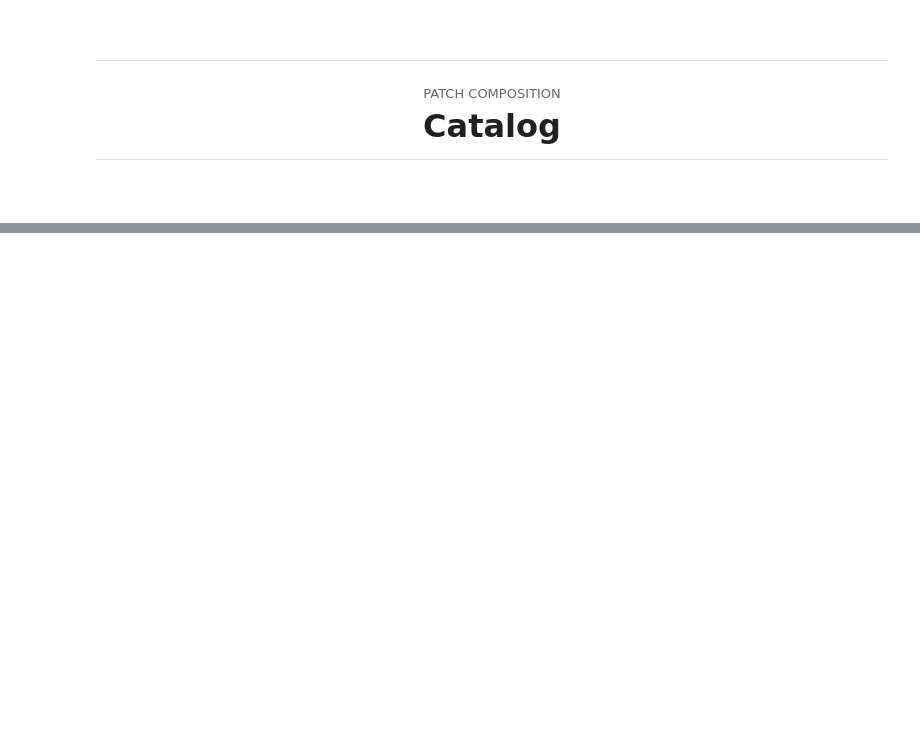
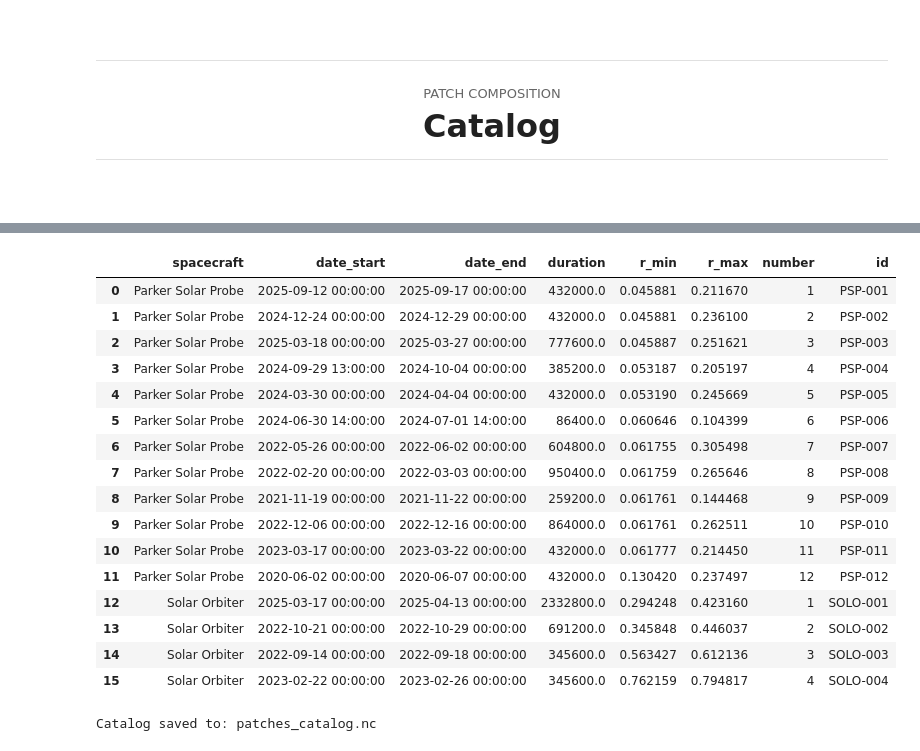
Before and after one commit to TristanVrg/patch-composition, a Jupyter notebook: catalog.ipynb, the cells around one changed output, grey strips where cells are left out. Cells and saved outputs as stored; diff of their text form; code cells hidden in the pictures; blank space fills up the shorter version.

```diff
--- a/catalog.ipynb
+++ b/catalog.ipynb
@@ -164,0 +127,4 @@ print(catalog)
+# %%
+catalog_inputs = [catalog_input_psp, catalog_input_solo,]
+
+catalog = build_catalog(catalog_inputs)
@@ -164,0 +148,24 @@ print(catalog)
+# %%
+catalog
+# %% [output]
+|  | spacecraft | date_start | date_end | duration | r_min | r_max | number | id |
+| 0 | Parker Solar Probe | 2025-09-12 00:00:00 | 2025-09-17 00:00:00 | 432000.0 | 0.045881 | 0.211670 | 1 | PSP-001 |
+| 1 | Parker Solar Probe | 2024-12-24 00:00:00 | 2024-12-29 00:00:00 | 432000.0 | 0.045881 | 0.236100 | 2 | PSP-002 |
+| 2 | Parker Solar Probe | 2025-03-18 00:00:00 | 2025-03-27 00:00:00 | 777600.0 | 0.045887 | 0.251621 | 3 | PSP-003 |
+| 3 | Parker Solar Probe | 2024-09-29 13:00:00 | 2024-10-04 00:00:00 | 385200.0 | 0.053187 | 0.205197 | 4 | PSP-004 |
+| 4 | Parker Solar Probe | 2024-03-30 00:00:00 | 2024-04-04 00:00:00 | 432000.0 | 0.053190 | 0.245669 | 5 | PSP-005 |
+| 5 | Parker Solar Probe | 2024-06-30 14:00:00 | 2024-07-01 14:00:00 | 86400.0 | 0.060646 | 0.104399 | 6 | PSP-006 |
+| 6 | Parker Solar Probe | 2022-05-26 00:00:00 | 2022-06-02 00:00:00 | 604800.0 | 0.061755 | 0.305498 | 7 | PSP-007 |
+| 7 | Parker Solar Probe | 2022-02-20 00:00:00 | 2022-03-03 00:00:00 | 950400.0 | 0.061759 | 0.265646 | 8 | PSP-008 |
+| 8 | Parker Solar Probe | 2021-11-19 00:00:00 | 2021-11-22 00:00:00 | 259200.0 | 0.061761 | 0.144468 | 9 | PSP-009 |
+| 9 | Parker Solar Probe | 2022-12-06 00:00:00 | 2022-12-16 00:00:00 | 864000.0 | 0.061761 | 0.262511 | 10 | PSP-010 |
+| 10 | Parker Solar Probe | 2023-03-17 00:00:00 | 2023-03-22 00:00:00 | 432000.0 | 0.061777 | 0.214450 | 11 | PSP-011 |
+| 11 | Parker Solar Probe | 2020-06-02 00:00:00 | 2020-06-07 00:00:00 | 432000.0 | 0.130420 | 0.237497 | 12 | PSP-012 |
+| 12 | Solar Orbiter | 2025-03-17 00:00:00 | 2025-04-13 00:00:00 | 2332800.0 | 0.294248 | 0.423160 | 1 | SOLO-001 |
+| 13 | Solar Orbiter | 2022-10-21 00:00:00 | 2022-10-29 00:00:00 | 691200.0 | 0.345848 | 0.446037 | 2 | SOLO-002 |
+| 14 | Solar Orbiter | 2022-09-14 00:00:00 | 2022-09-18 00:00:00 | 345600.0 | 0.563427 | 0.612136 | 3 | SOLO-003 |
+| 15 | Solar Orbiter | 2023-02-22 00:00:00 | 2023-02-26 00:00:00 | 345600.0 | 0.762159 | 0.794817 | 4 | SOLO-004 |
+# %%
+save_catalog_netcdf(catalog, "patches_catalog.nc",)
+# %% [output]
+Catalog saved to: patches_catalog.nc
```
Also changed, not shown: parts of 12 cells of this notebook, 2 other files.
